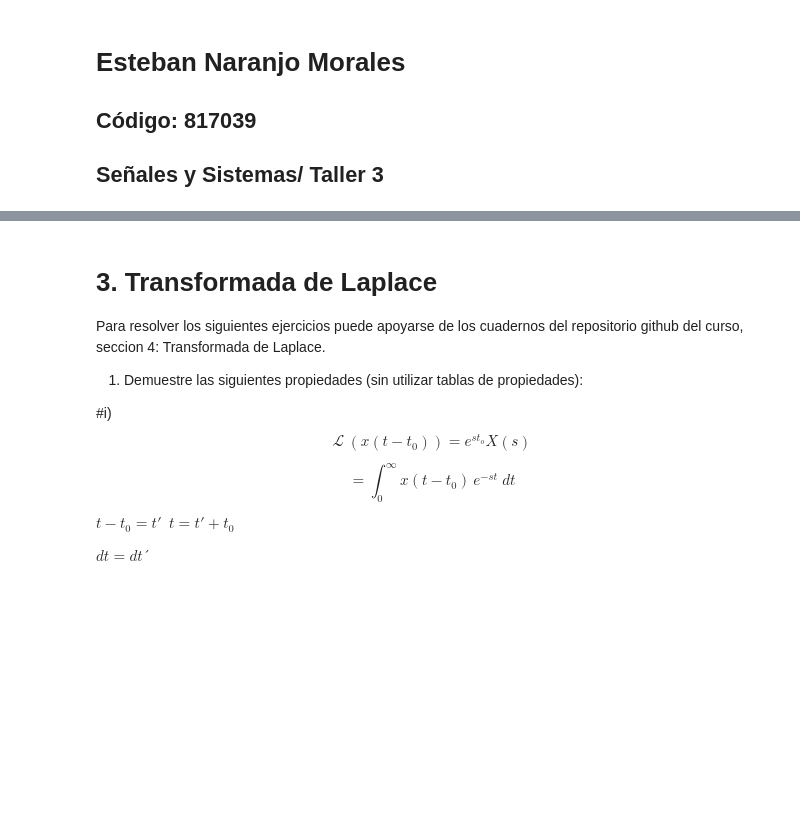
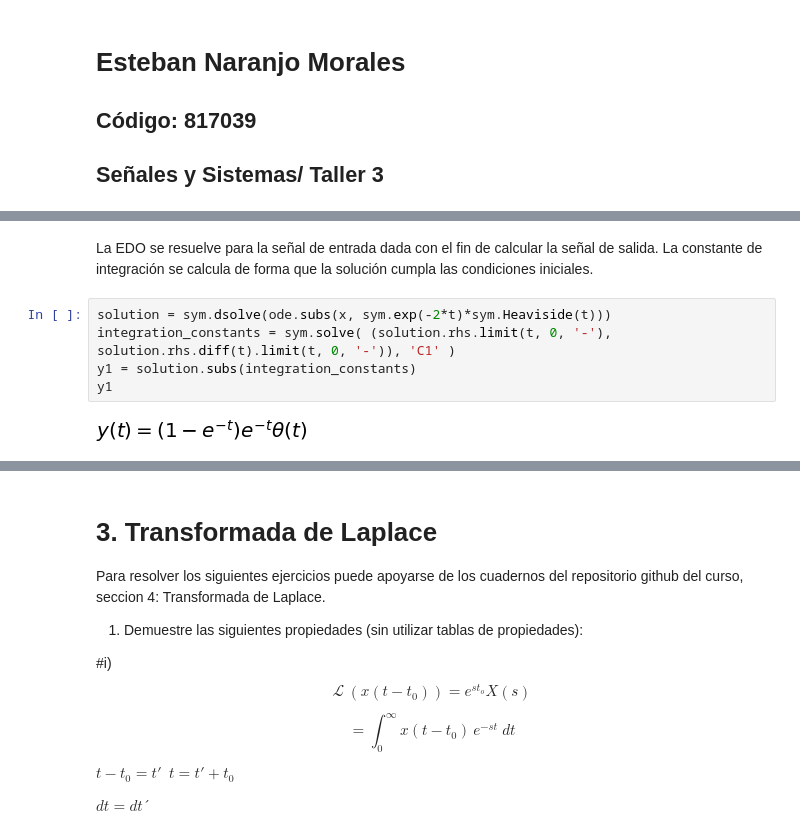
Before and after one commit to enaranjom/SySTaller, a Jupyter notebook: Taller3_EstebanNaranjoM.ipynb, the cells around one changed output, grey strips where cells are left out. Cells and saved outputs as stored; diff of their text form; blank space fills up the shorter version.

```diff
--- a/Taller3_EstebanNaranjoM.ipynb
+++ b/Taller3_EstebanNaranjoM.ipynb
@@ -6,0 +40,9 @@
+# %% [markdown]
+La EDO se resuelve para la señal de entrada dada con el fin de calcular la señal de salida. La constante de integración se calcula de forma que la solución cumpla las condiciones iniciales.
+# %%
+solution = sym.dsolve(ode.subs(x, sym.exp(-2*t)*sym.Heaviside(t)))
+integration_constants = sym.solve( (solution.rhs.limit(t, 0, '-'), solution.rhs.diff(t).limit(t, 0, '-')), 'C1' )
+y1 = solution.subs(integration_constants)
+y1
+# %% [output]
+[figure, added]
```
Also changed, not shown: parts of 21 cells of this notebook.
